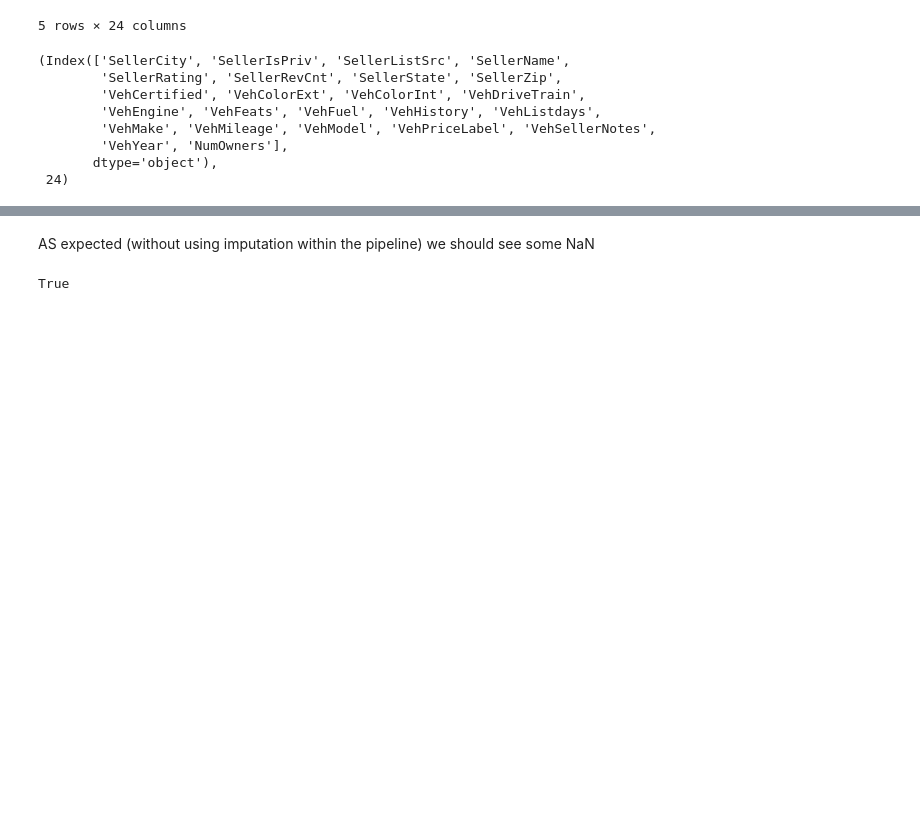
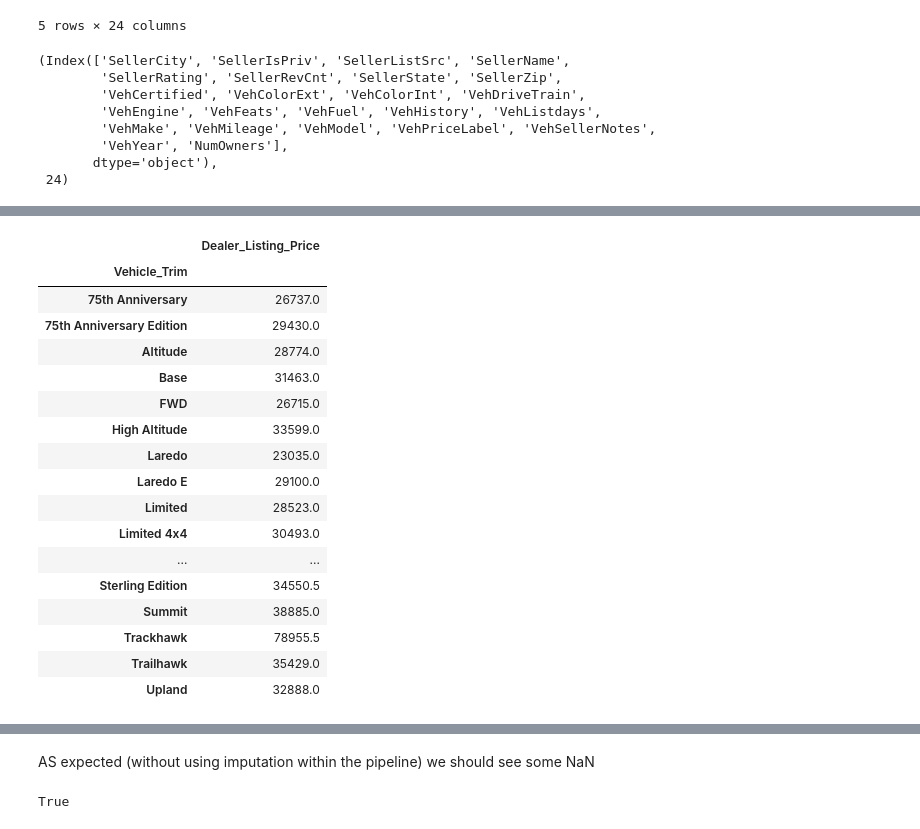
Before and after one commit to gcalbertini/boing, a Jupyter notebook: src/imputationEDA.ipynb, the cells around one changed output, grey strips where cells are left out. Saved outputs shown, nothing was run; the diff lists cells and outputs as text; code cells hidden in the pictures; blank space fills up the shorter version.

```diff
--- a/src/imputationEDA.ipynb
+++ b/src/imputationEDA.ipynb
@@ -595,0 +617,22 @@ X = final_pipeline.fit_transform(X_nulls)
+# %%
+priceLookup = y_train_nulls.groupby("Vehicle_Trim")["Dealer_Listing_Price"].median()
+pd.DataFrame(priceLookup)
+# %% [output]
+|  | Dealer_Listing_Price |
+| Vehicle_Trim |  |
+| 75th Anniversary | 26737.0 |
+| 75th Anniversary Edition | 29430.0 |
+| Altitude | 28774.0 |
+| Base | 31463.0 |
+| FWD | 26715.0 |
+| High Altitude | 33599.0 |
+| Laredo | 23035.0 |
+| Laredo E | 29100.0 |
+| Limited | 28523.0 |
+| Limited 4x4 | 30493.0 |
+| ... | ... |
+| Sterling Edition | 34550.5 |
+| Summit | 38885.0 |
+| Trackhawk | 78955.5 |
+| Trailhawk | 35429.0 |
+| Upland | 32888.0 |
```
Also changed, not shown: parts of 16 cells of this notebook.
